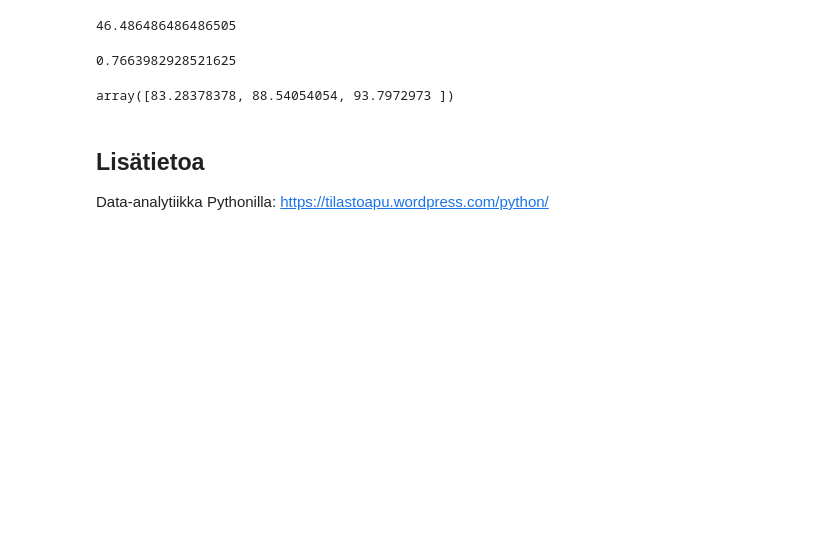
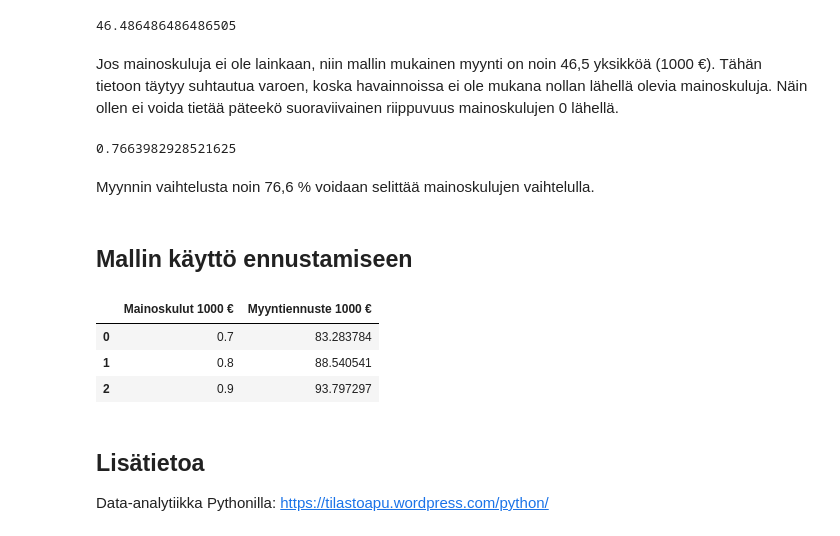
Before and after one commit to taanila/koneoppiminen, a Jupyter notebook: linreg1.ipynb, the cells around one changed output. Saved outputs shown, nothing was run; the diff lists cells and outputs as text; code cells hidden in the pictures; blank space fills up the shorter version.

```diff
--- a/linreg1.ipynb
+++ b/linreg1.ipynb
@@ -56,15 +64,26 @@ array([52.56756757])
 malli.intercept_ # regressiosuoran vakiotermi
 # %% [output]
 46.486486486486505
+# %% [markdown]
+Jos mainoskuluja ei ole lainkaan, niin mallin mukainen myynti on noin 46,5 yksikköä (1000 €). Tähän tietoon täytyy suhtautua varoen, koska havainnoissa ei ole mukana nollan lähellä olevia mainoskuluja. Näin ollen ei voida tietää päteekö suoraviivainen riippuvuus mainoskulujen 0 lähellä.
 # %%
 malli.score(X,y) # selityskerroin
 # %% [output]
 0.7663982928521625
+# %% [markdown]
+Myynnin vaihtelusta noin 76,6 % voidaan selittää mainoskulujen vaihtelulla.
+# %% [markdown]
+## Mallin käyttö ennustamiseen
 # %%
-# Myyntiennusteet, jos x = 0.7, 0.8 tai 0.9
-malli.predict(pd.DataFrame([0.7, 0.8, 0.9]))
+# Myyntiennusteet, jos mainoskulut tuhansina euroina ovat 0.7, 0.8 tai 0.9
+df_new = pd.DataFrame([0.7, 0.8, 0.9], columns = ['Mainoskulut 1000 €'])
+df_new['Myyntiennuste 1000 €'] = malli.predict(df_new)
+df_new
 # %% [output]
-array([83.28378378, 88.54054054, 93.7972973 ])
+|  | Mainoskulut 1000 € | Myyntiennuste 1000 € |
+| 0 | 0.7 | 83.283784 |
+| 1 | 0.8 | 88.540541 |
+| 2 | 0.9 | 93.797297 |
 # %% [markdown]
 <h2>Lisätietoa</h2>
 
```
Also changed, not shown: parts of 10 cells of this notebook.
